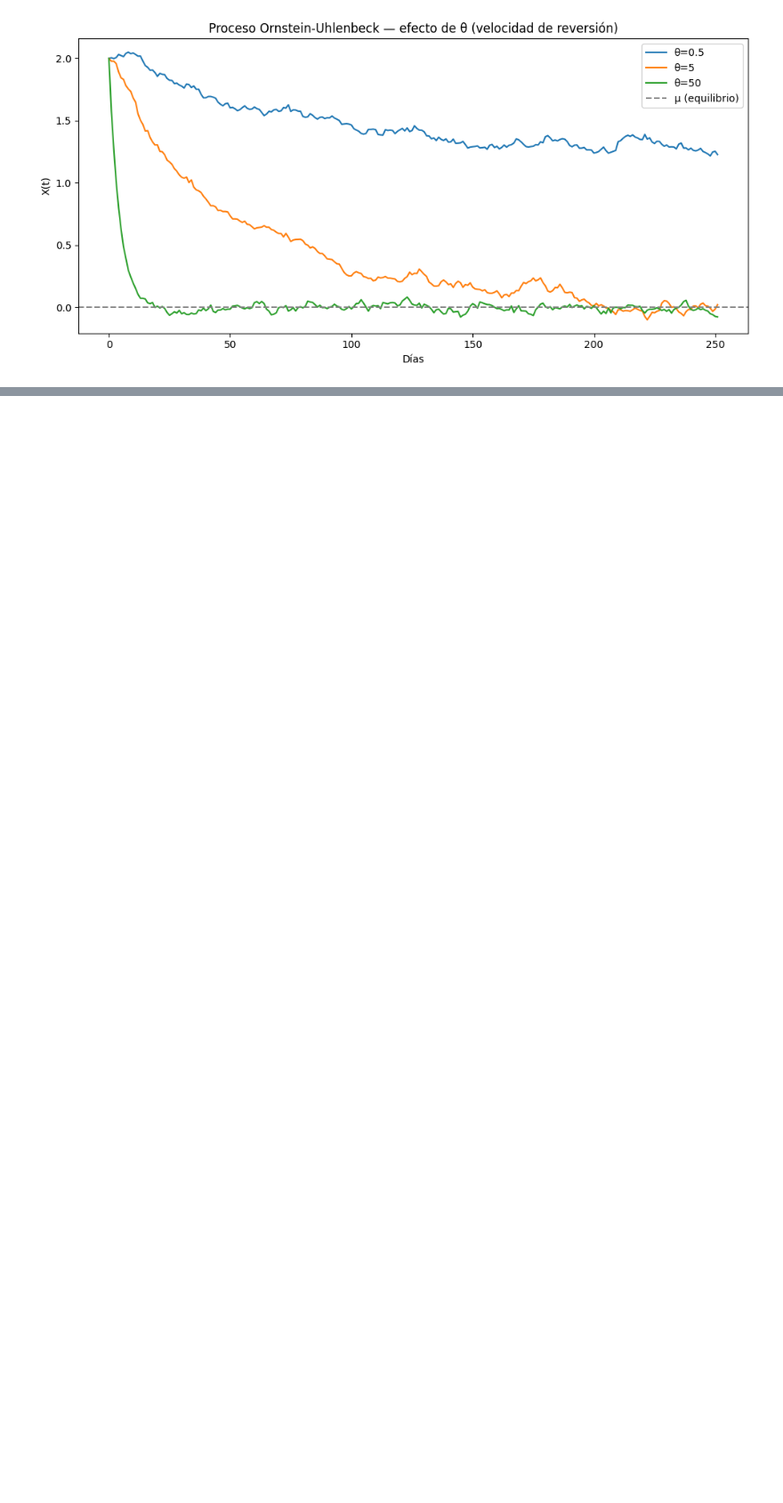
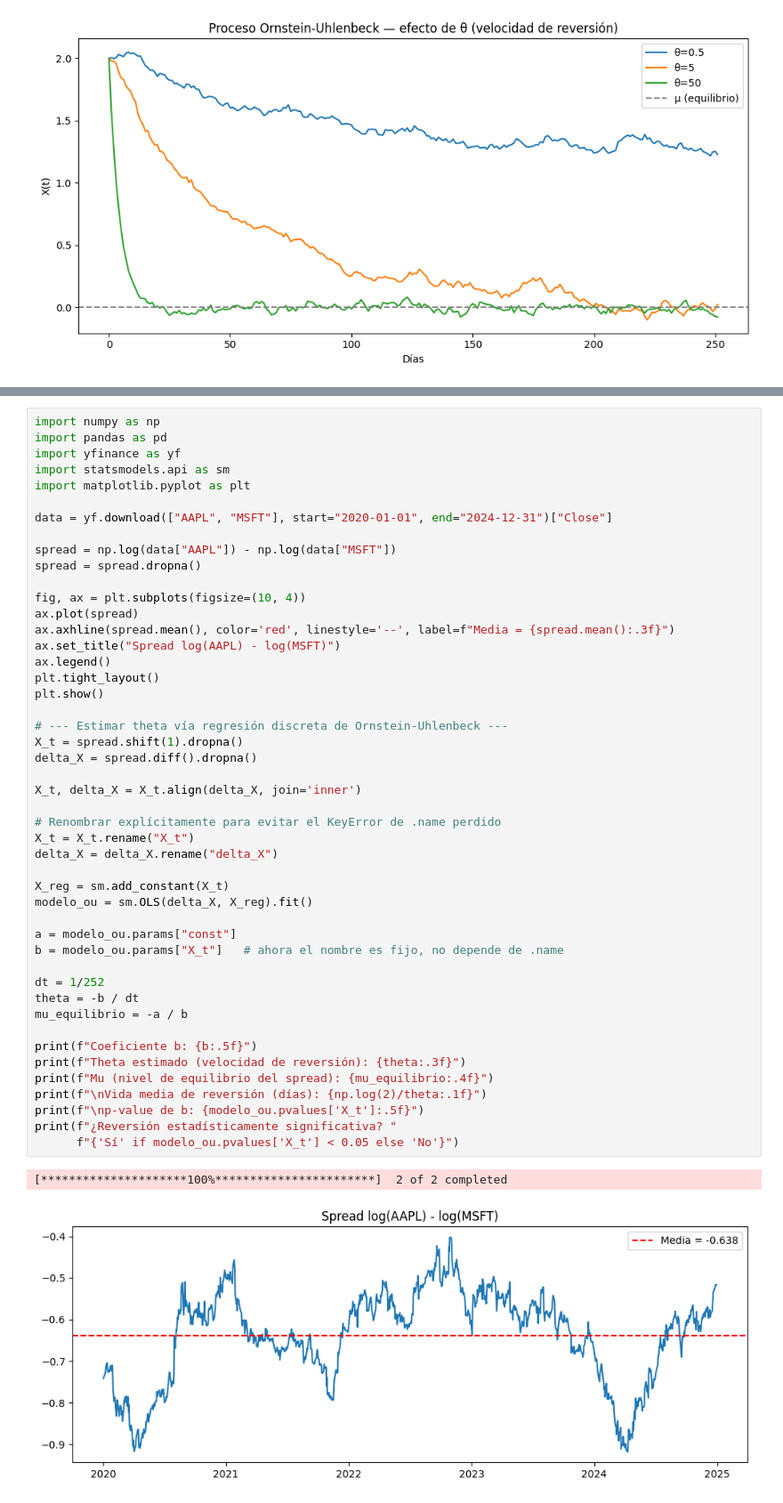
Before and after one commit to Petrack28/RoadMap2BecomeAQuant, a Jupyter notebook: 04-monte-carlo-risk/Semana 4.ipynb, the cells around one changed output, grey strips where cells are left out. Shown at 89% size. Drawn from its saved outputs; the diff is of its cells as text; blank space fills up the shorter version.

Commit message:
Semana 4 tarea: OU theta estimado AAPL-MSFT spread, vida media ~87 dias

```diff
--- a/04-monte-carlo-risk/Semana 4.ipynb
+++ b/04-monte-carlo-risk/Semana 4.ipynb
@@ -73,0 +76,50 @@ plt.show()
+# %%
+import numpy as np
+import pandas as pd
+import yfinance as yf
+import statsmodels.api as sm
+import matplotlib.pyplot as plt
+
+data = yf.download(["AAPL", "MSFT"], start="2020-01-01", end="2024-12-31")["Close"]
+
+spread = np.log(data["AAPL"]) - np.log(data["MSFT"])
+spread = spread.dropna()
+
+fig, ax = plt.subplots(figsize=(10, 4))
+ax.plot(spread)
+ax.axhline(spread.mean(), color='red', linestyle='--', label=f"Media = {spread.mean():.3f}")
+ax.set_title("Spread log(AAPL) - log(MSFT)")
+ax.legend()
+plt.tight_layout()
+plt.show()
+
+# --- Estimar theta vía regresión discreta de Ornstein-Uhlenbeck ---
+X_t = spread.shift(1).dropna()
+delta_X = spread.diff().dropna()
+
+X_t, delta_X = X_t.align(delta_X, join='inner')
+
+# Renombrar explícitamente para evitar el KeyError de .name perdido
+X_t = X_t.rename("X_t")
+delta_X = delta_X.rename("delta_X")
+
+X_reg = sm.add_constant(X_t)
+modelo_ou = sm.OLS(delta_X, X_reg).fit()
+
+a = modelo_ou.params["const"]
+b = modelo_ou.params["X_t"]   # ahora el nombre es fijo, no depende de .name
+
+dt = 1/252
+theta = -b / dt
+mu_equilibrio = -a / b
+
+print(f"Coeficiente b: {b:.5f}")
+print(f"Theta estimado (velocidad de reversión): {theta:.3f}")
+print(f"Mu (nivel de equilibrio del spread): {mu_equilibrio:.4f}")
+print(f"\nVida media de reversión (días): {np.log(2)/theta:.1f}")
+print(f"\np-value de b: {modelo_ou.pvalues['X_t']:.5f}")
+print(f"¿Reversión estadísticamente significativa? "
+      f"{'Sí' if modelo_ou.pvalues['X_t'] < 0.05 else 'No'}")
+# %% [output]
+[*********************100%***********************]  2 of 2 completed
+[figure, added]
```
Also changed, not shown: parts of 3 cells of this notebook.
